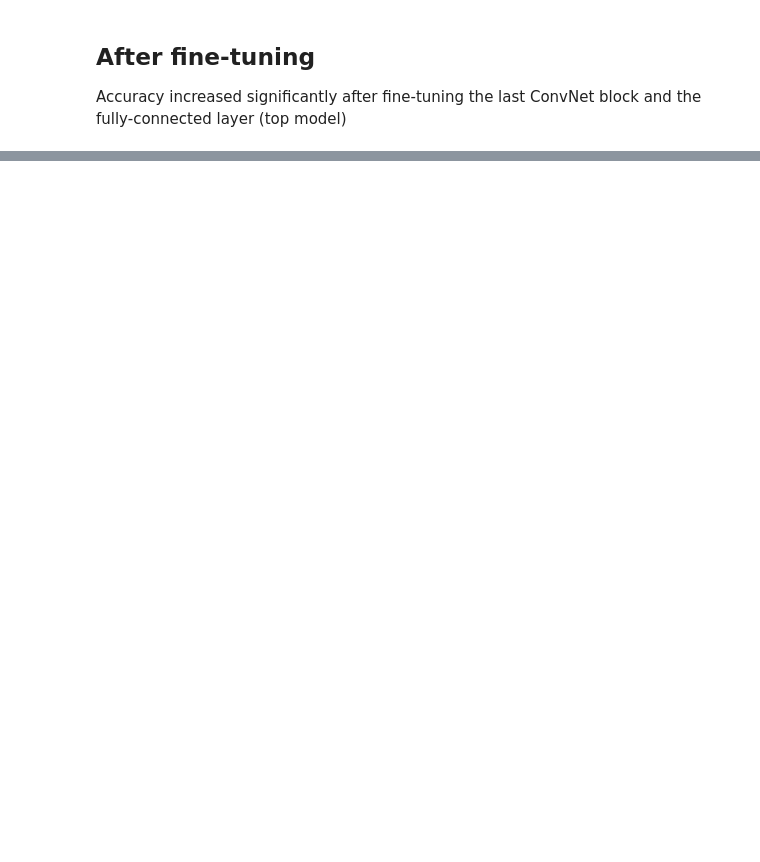
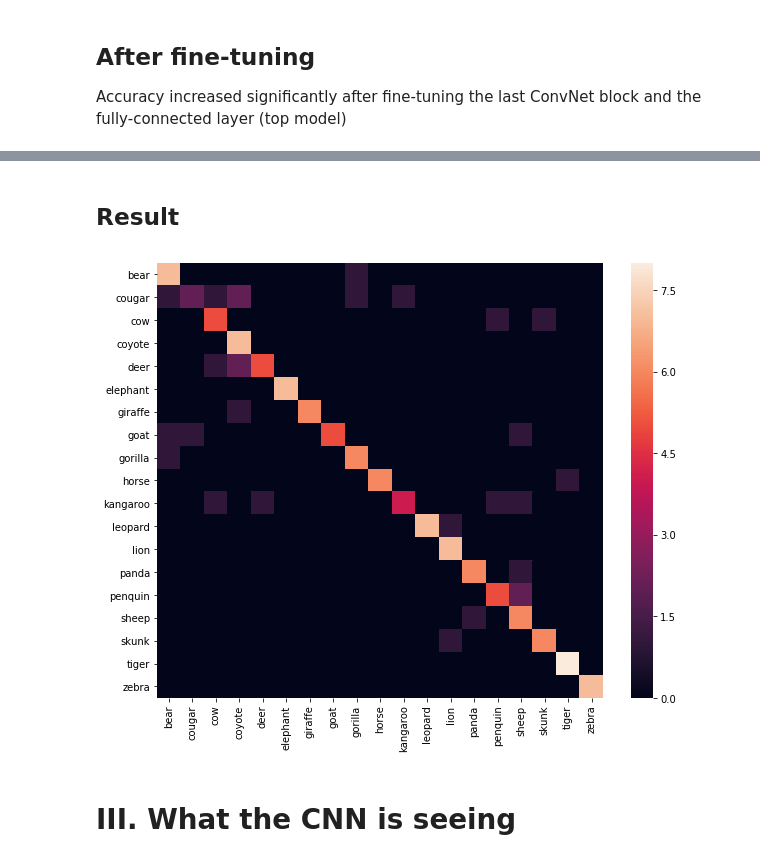
Before and after one commit to edwinwzhe/deep_learning, a Jupyter notebook: mlnano_capstone/mlnano_capstone_project.ipynb, the cells around one changed output, grey strips where cells are left out. Saved outputs shown, nothing was run; the diff lists cells and outputs as text; code cells hidden in the pictures; blank space fills up the shorter version.

```diff
--- a/mlnano_capstone/mlnano_capstone_project.ipynb
+++ b/mlnano_capstone/mlnano_capstone_project.ipynb
@@ -591 +638,14 @@ display(get_min_loss_metric(fine_tune_metric_history))
+# %% [markdown]
+## Result
+# %%
+from sklearn.metrics import confusion_matrix
+
+# heatmap
+x = pd.DataFrame(confusion_matrix(np.argmax(y_test,axis=1), np.argmax(y_hat_test, axis=1)), columns=classes, index=classes)
+plt.figure(figsize=(10,8))
+sns.heatmap(x);
+# %% [output]
+[figure, added]
+# %% [markdown]
+# III. What the CNN is seeing
 # %%
```
Also changed, not shown: parts of 22 cells of this notebook, 17 other files.
